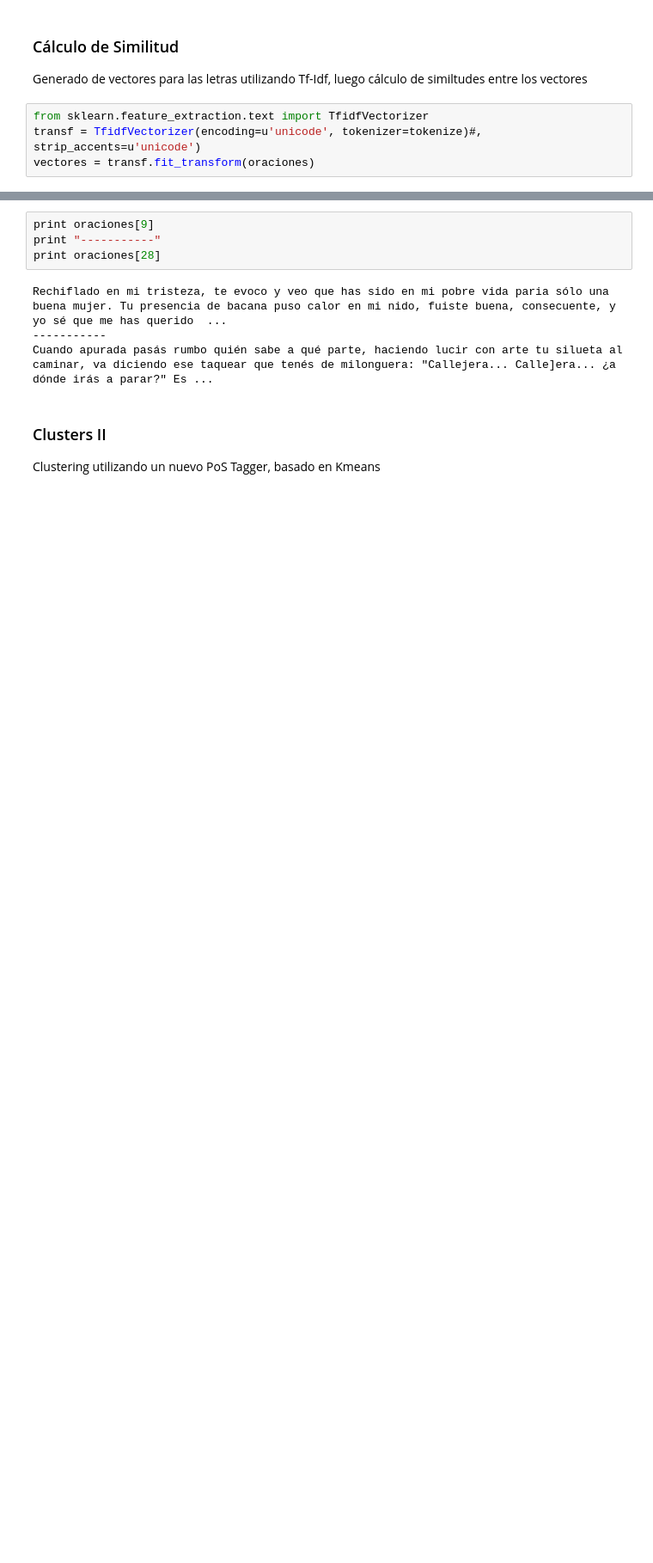
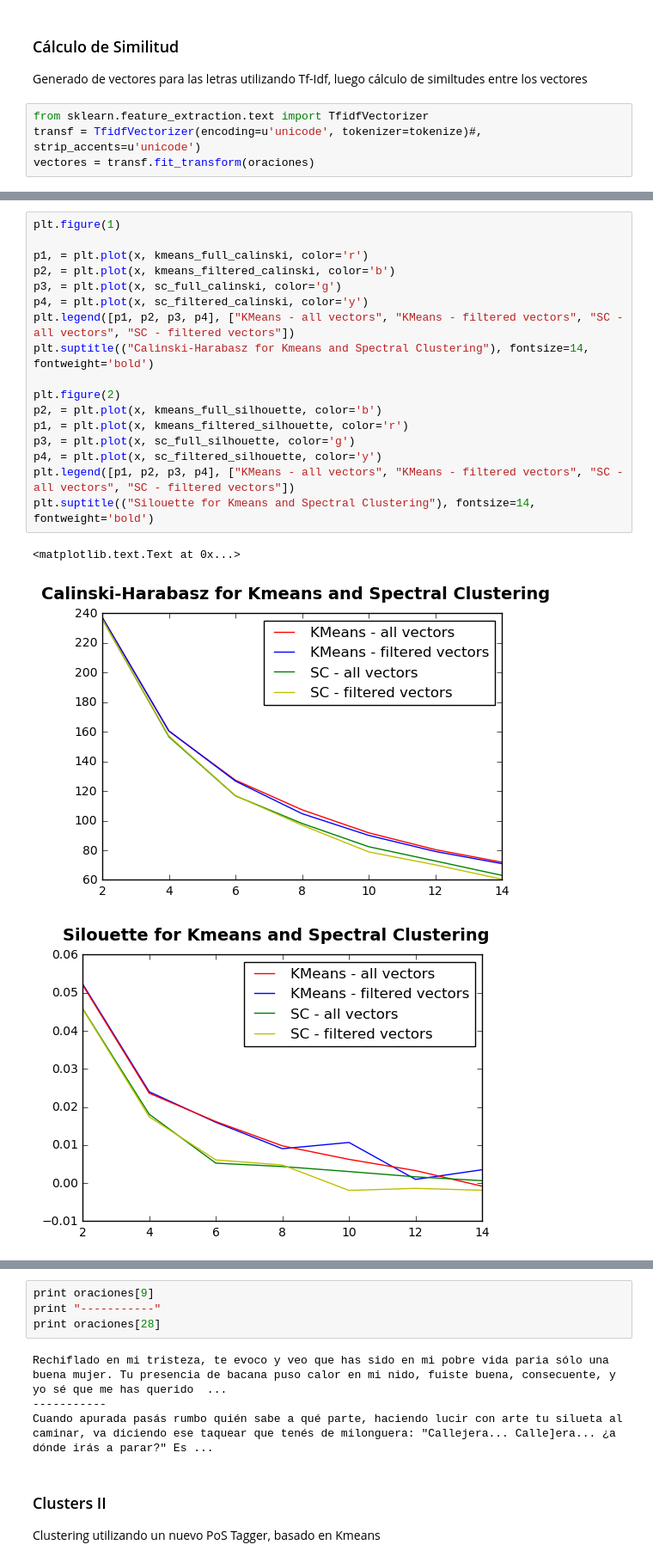
Before and after one commit to andrebola/tango-data, a Jupyter notebook: lyrics_similarity.ipynb, the cells around one changed output, grey strips where cells are left out. Shown at 86% size. Cells and saved outputs as stored; diff of their text form; blank space fills up the shorter version.

```diff
--- a/lyrics_similarity.ipynb
+++ b/lyrics_similarity.ipynb
@@ -146,0 +204,21 @@ imprimir_similares(vectores, v.argmax(axis=0), similitud)
+# %%
+plt.figure(1)
+
+p1, = plt.plot(x, kmeans_full_calinski, color='r')
+p2, = plt.plot(x, kmeans_filtered_calinski, color='b')
+p3, = plt.plot(x, sc_full_calinski, color='g')
+p4, = plt.plot(x, sc_filtered_calinski, color='y')
+plt.legend([p1, p2, p3, p4], ["KMeans - all vectors", "KMeans - filtered vectors", "SC - all vectors", "SC - filtered vectors"])
+plt.suptitle(("Calinski-Harabasz for Kmeans and Spectral Clustering"), fontsize=14, fontweight='bold')
+
+plt.figure(2)
+p2, = plt.plot(x, kmeans_full_silhouette, color='b')
+p1, = plt.plot(x, kmeans_filtered_silhouette, color='r')
+p3, = plt.plot(x, sc_full_silhouette, color='g')
+p4, = plt.plot(x, sc_filtered_silhouette, color='y')
+plt.legend([p1, p2, p3, p4], ["KMeans - all vectors", "KMeans - filtered vectors", "SC - all vectors", "SC - filtered vectors"])
+plt.suptitle(("Silouette for Kmeans and Spectral Clustering"), fontsize=14, fontweight='bold')
+# %% [output]
+<matplotlib.text.Text at 0x...>
+[figure, added]
+[figure, added]
```
Also changed, not shown: parts of 21 cells of this notebook, 8 other files.
